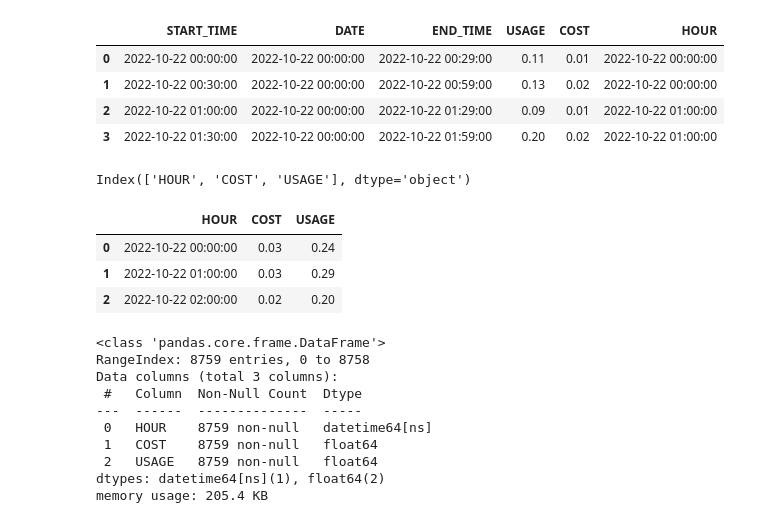
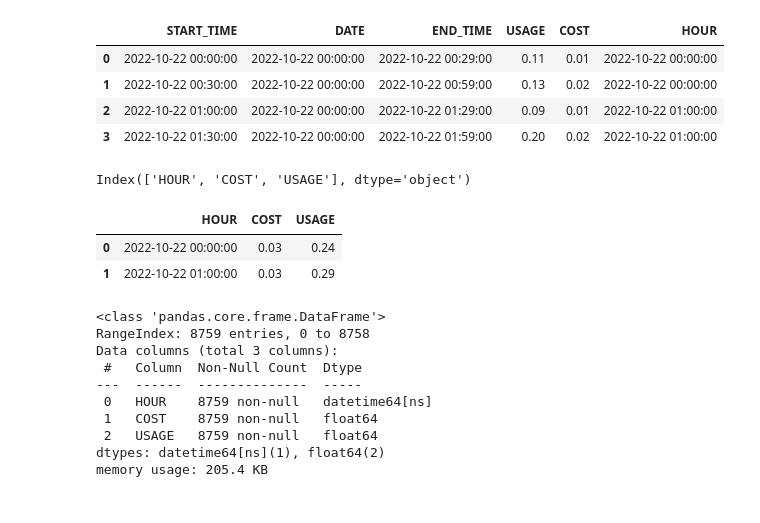
Before and after one commit to MichaelSalata/Energy_Use_Info, a Jupyter notebook: electricity_and_weather_analysis.ipynb, the cells around one changed output. Saved outputs shown, nothing was run; the diff lists cells and outputs as text; code cells hidden in the pictures.

```diff
--- a/electricity_and_weather_analysis.ipynb
+++ b/electricity_and_weather_analysis.ipynb
@@ -167,15 +164,14 @@ datetime64[ns]
 # %%
 # convert half-hour data granularity of the energy_df into 1hr rows
 energy_pivot = energy_df.pivot_table(index='HOUR', values=['USAGE', 'COST'], aggfunc='sum')
 energy_pivot.reset_index(inplace=True)
 print(energy_pivot.columns)
-energy_pivot.head(3)
+energy_pivot.head(2)
 # %% [output]
 Index(['HOUR', 'COST', 'USAGE'], dtype='object')
 |  | HOUR | COST | USAGE |
 | 0 | 2022-10-22 00:00:00 | 0.03 | 0.24 |
 | 1 | 2022-10-22 01:00:00 | 0.03 | 0.29 |
-| 2 | 2022-10-22 02:00:00 | 0.02 | 0.20 |
 # %%
 energy_pivot.info()
 # %% [output]
```
Also changed, not shown: parts of 22 cells of this notebook.
